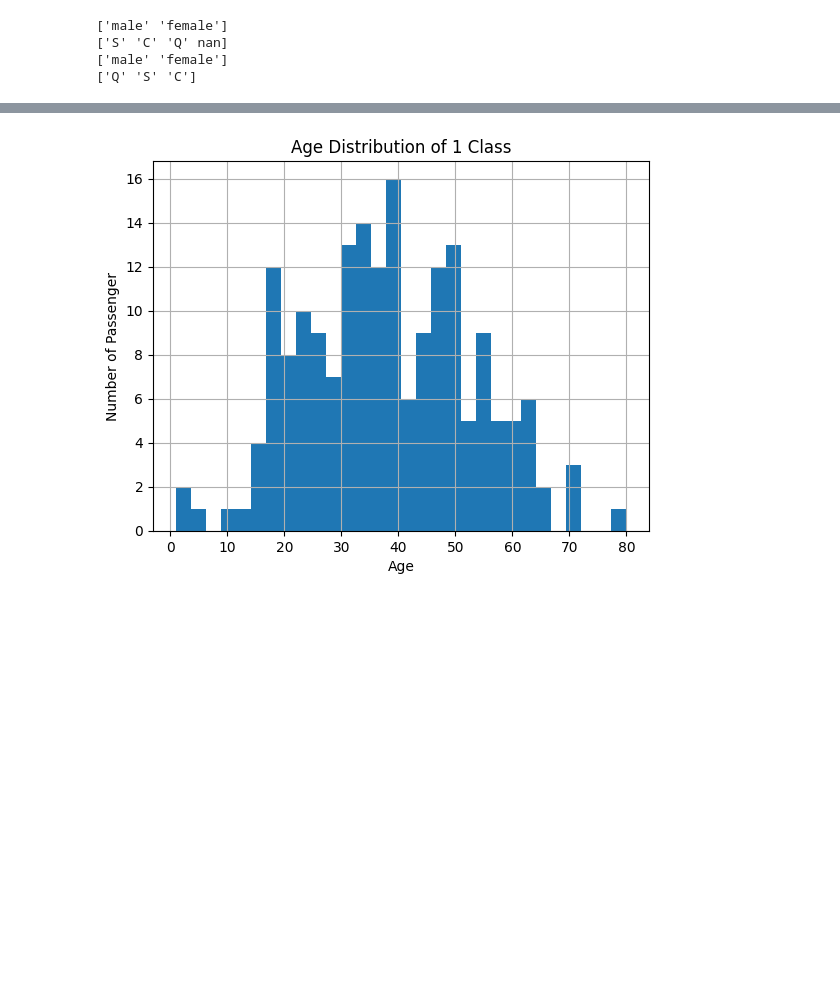
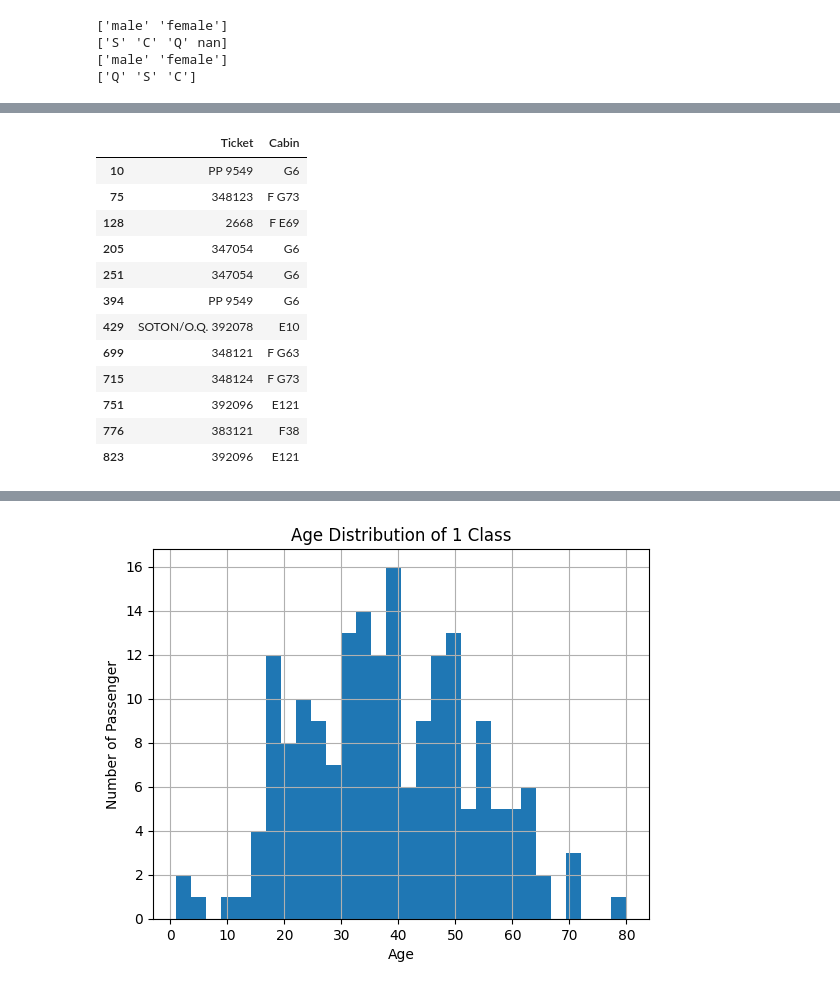
Before and after one commit to Yamm23/Learning-Macine-Learning, a Jupyter notebook: Titanic_Dataset.ipynb, the cells around one changed output, grey strips where cells are left out. Drawn from its saved outputs; the diff is of its cells as text; code cells hidden in the pictures; blank space fills up the shorter version.

```diff
--- a/Titanic_Dataset.ipynb
+++ b/Titanic_Dataset.ipynb
@@ -79,0 +116,16 @@ print(test_df['Embarked'].unique())
+# %%
+train_df[(train_df['Pclass']==3) & (train_df['Cabin'].notnull())][['Ticket','Cabin']]
+# %% [output]
+|  | Ticket | Cabin |
+| 10 | PP 9549 | G6 |
+| 75 | 348123 | F G73 |
+| 128 | 2668 | F E69 |
+| 205 | 347054 | G6 |
+| 251 | 347054 | G6 |
+| 394 | PP 9549 | G6 |
+| 429 | SOTON/O.Q. 392078 | E10 |
+| 699 | 348121 | F G63 |
+| 715 | 348124 | F G73 |
+| 751 | 392096 | E121 |
+| 776 | 383121 | F38 |
+| 823 | 392096 | E121 |
```
Also changed, not shown: parts of 20 cells of this notebook.
